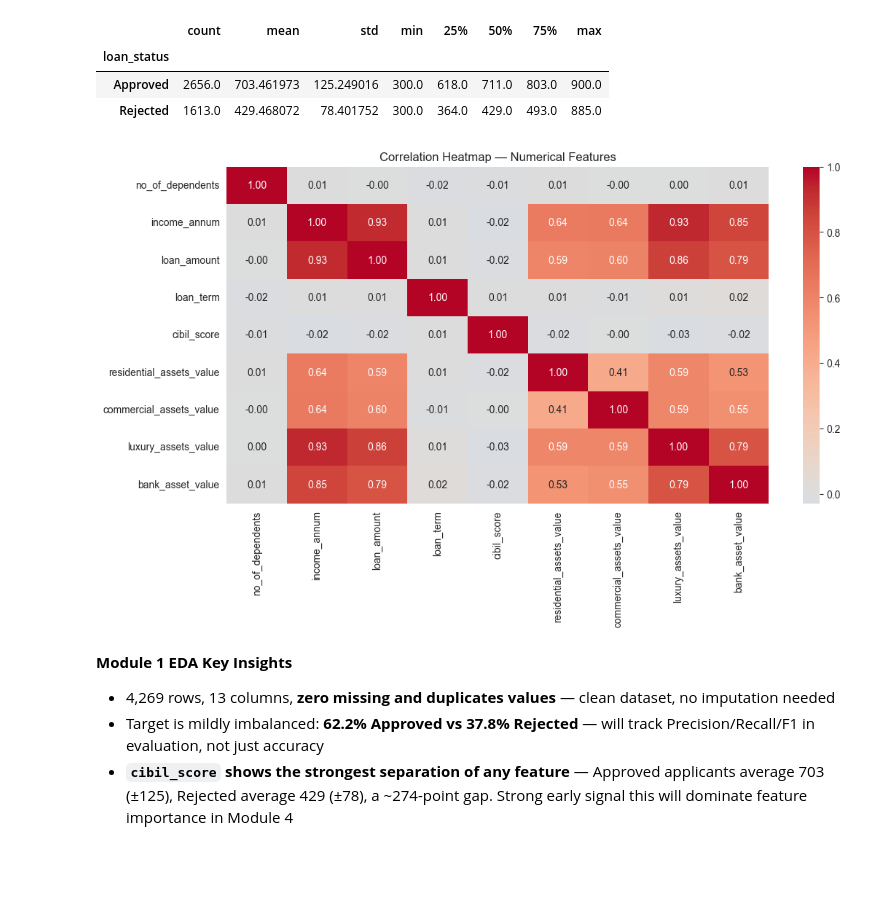
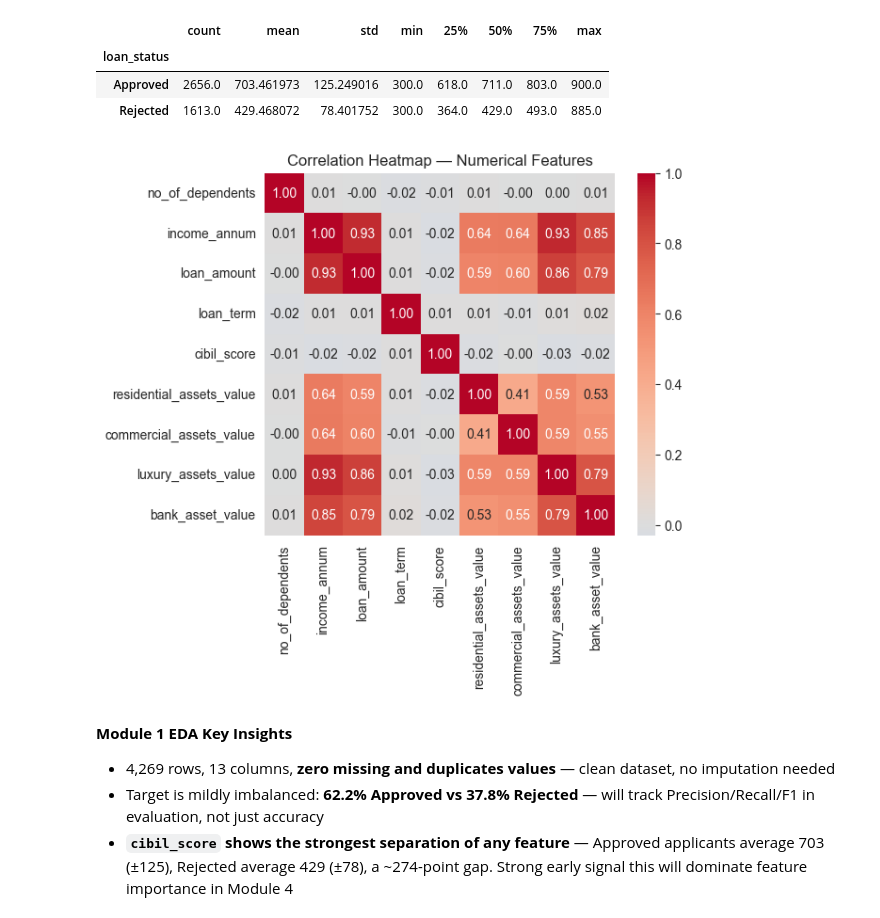
Before and after one commit to Shreyashs-dg/decision-tree-loan-approval, a Jupyter notebook: notebooks/loan_approval_decision_tree.ipynb, the cells around one changed output. Saved outputs shown, nothing was run; the diff lists cells and outputs as text; code cells hidden in the pictures; blank space fills up the shorter version.

```diff
--- a/notebooks/loan_approval_decision_tree.ipynb
+++ b/notebooks/loan_approval_decision_tree.ipynb
@@ -163,14 +163,14 @@ df.groupby('loan_status')['cibil_score'].describe()
 | Approved | 2656.0 | 703.461973 | 125.249016 | 300.0 | 618.0 | 711.0 | 803.0 | 900.0 |
 | Rejected | 1613.0 | 429.468072 | 78.401752 | 300.0 | 364.0 | 429.0 | 493.0 | 885.0 |
 # %%
-plt.figure(figsize=(12,6))
+plt.figure(figsize=(6, 5))
 corr = df[num_cols].corr()
 sns.heatmap(corr, annot=True, fmt='.2f', cmap='coolwarm', center=0)
 plt.title('Correlation Heatmap — Numerical Features')
 plt.savefig("../images/correlation_heatmap.png",dpi=300)
 plt.show()
 # %% [output]
-[figure, old version]
+[figure, new version]
 # %% [markdown]
 **Module 1 EDA Key Insights**
 - 4,269 rows, 13 columns, **zero missing and duplicates values** — clean dataset, no imputation needed
```
Also changed, not shown: parts of 8 cells of this notebook, 8 other files.
